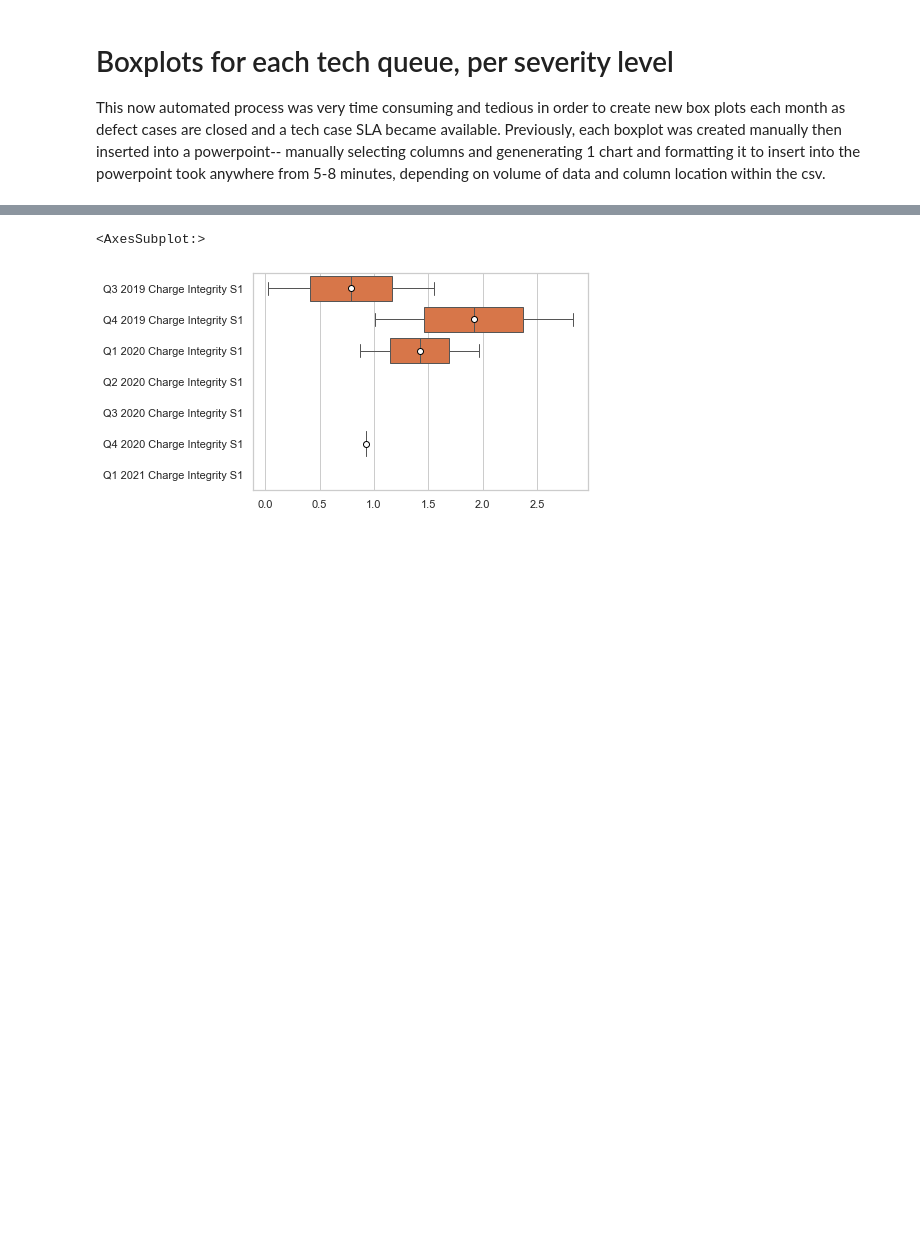
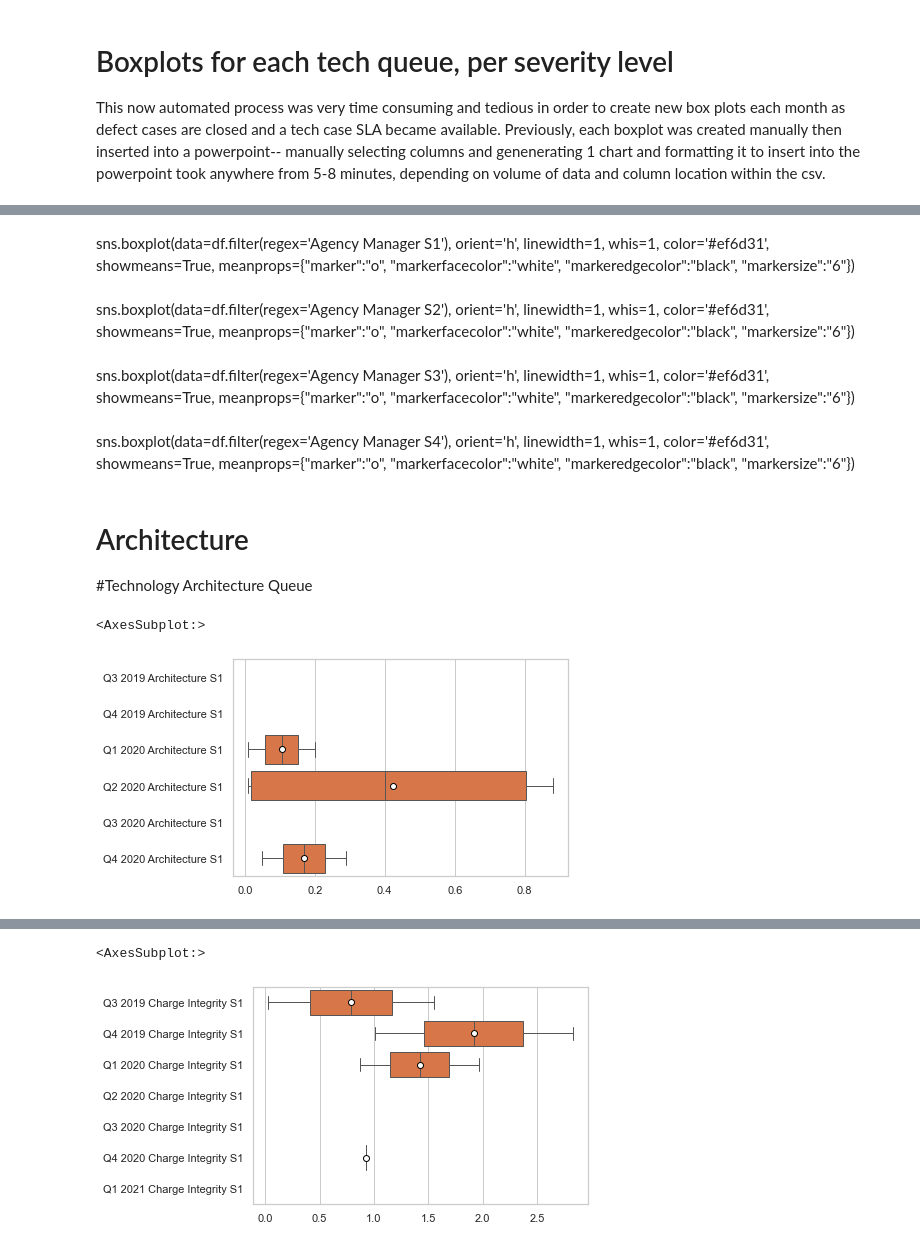
Before and after one commit to Jessica-Thomas/MonthlyRootCause, a Jupyter notebook: MRC.ipynb, the cells around one changed output, grey strips where cells are left out. Saved outputs shown, nothing was run; the diff lists cells and outputs as text; code cells hidden in the pictures; blank space fills up the shorter version.

Commit message:
added remaining tech queues for box plots

```diff
--- a/MRC.ipynb
+++ b/MRC.ipynb
@@ -11,0 +17,36 @@ This now automated process was very time consuming and tedious in order to creat
+# %% [markdown]
+sns.boxplot(data=df.filter(regex='Agency Manager S1'), orient='h', linewidth=1, whis=1, color='#ef6d31',
+           showmeans=True,
+           meanprops={"marker":"o",
+                      "markerfacecolor":"white",
+                      "markeredgecolor":"black",
+                      "markersize":"6"})
+# %% [markdown]
+sns.boxplot(data=df.filter(regex='Agency Manager S2'), orient='h', linewidth=1, whis=1, color='#ef6d31',
+           showmeans=True,
+           meanprops={"marker":"o",
+                      "markerfacecolor":"white",
+                      "markeredgecolor":"black",
+                      "markersize":"6"})
+# %% [markdown]
+sns.boxplot(data=df.filter(regex='Agency Manager S3'), orient='h', linewidth=1, whis=1, color='#ef6d31',
+           showmeans=True,
+           meanprops={"marker":"o",
+                      "markerfacecolor":"white",
+                      "markeredgecolor":"black",
+                      "markersize":"6"})
+# %% [markdown]
+sns.boxplot(data=df.filter(regex='Agency Manager S4'), orient='h', linewidth=1, whis=1, color='#ef6d31',
+           showmeans=True,
+           meanprops={"marker":"o",
+                      "markerfacecolor":"white",
+                      "markeredgecolor":"black",
+                      "markersize":"6"})
+# %% [markdown]
+# Architecture
+#Technology Architecture Queue
+# %%
+sns.boxplot(data=df.filter(regex='Architecture S1'), orient='h', linewidth=1, whis=1, color='#ef6d31', showmeans=True, meanprops={"marker":"o", "markerfacecolor":"white", "markeredgecolor":"black", "markersize":"6"})
+# %% [output]
+<AxesSubplot:>
+[figure, added]
```
Also changed, not shown: parts of 64 cells of this notebook.
